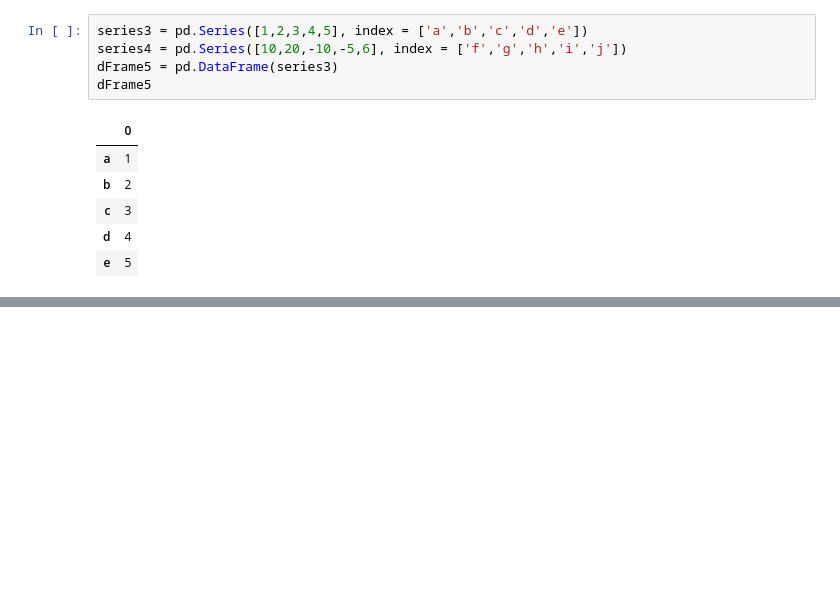
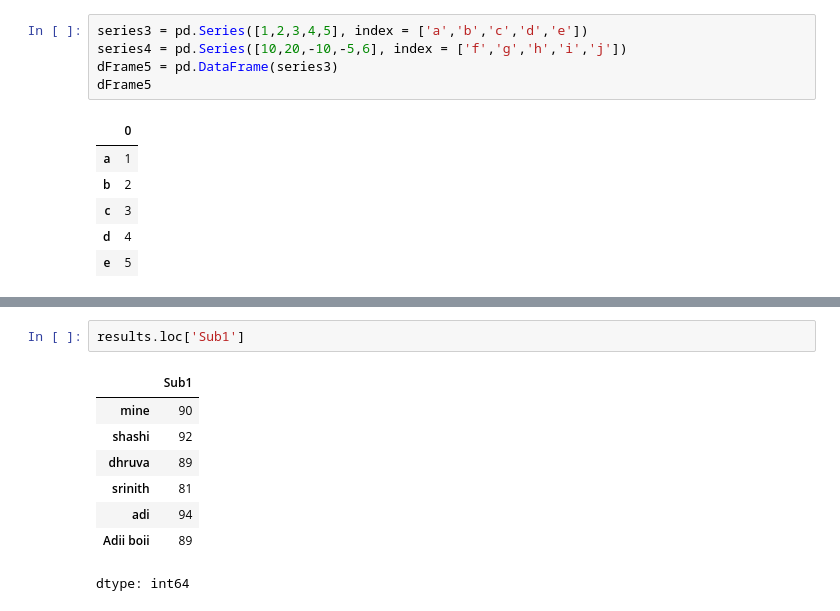
Before and after one commit to lakshman-reddy-sudo/Phoenixxx-Tv, a Jupyter notebook: eda2.ipynb, the cells around one changed output, grey strips where cells are left out. Drawn from its saved outputs; the diff is of its cells as text; blank space fills up the shorter version.

```diff
--- a/eda2.ipynb
+++ b/eda2.ipynb
@@ -406,0 +429,11 @@ results
+# %%
+results.loc['Sub1']
+# %% [output]
+|  | Sub1 |
+| mine | 90 |
+| shashi | 92 |
+| dhruva | 89 |
+| srinith | 81 |
+| adi | 94 |
+| Adii boii | 89 |
+dtype: int64
```
Also changed, not shown: parts of 9 cells of this notebook.
